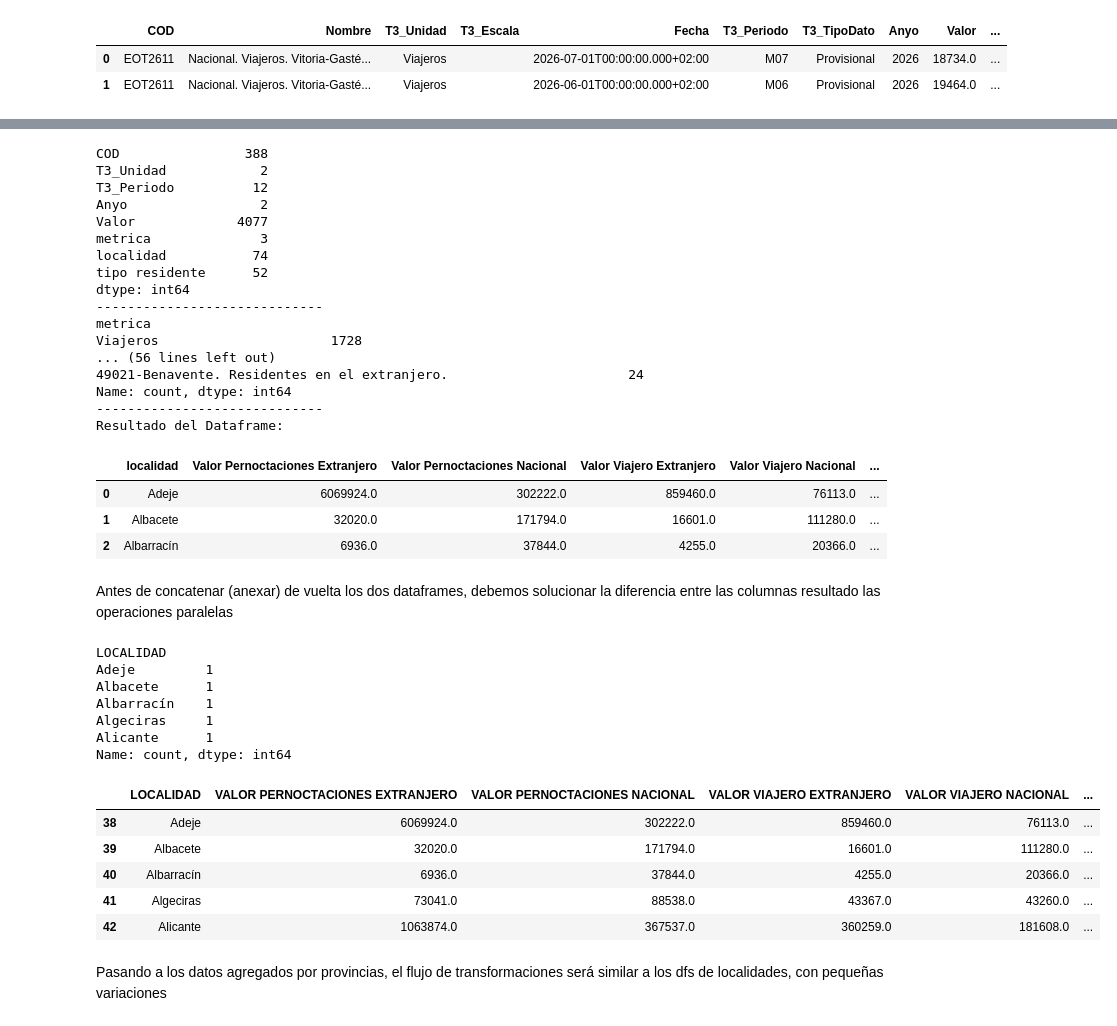
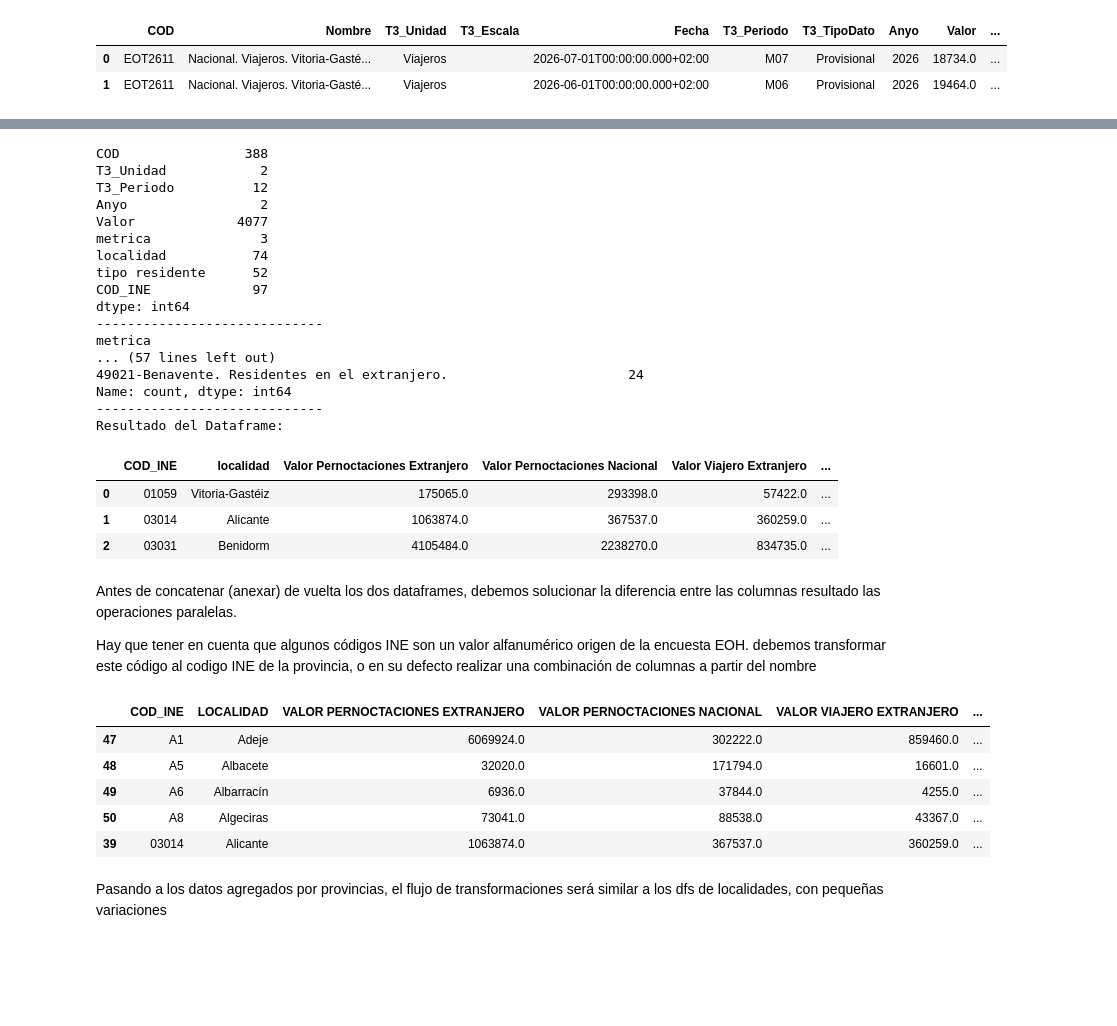
Before and after one commit to manuss05/TUI-AI-DASHBOARD-TFM, a Jupyter notebook: revision_datos.ipynb, the cells around one changed output, grey strips where cells are left out. Drawn from its saved outputs; the diff is of its cells as text; code cells hidden in the pictures; blank space fills up the shorter version.

```diff
--- a/revision_datos.ipynb
+++ b/revision_datos.ipynb
@@ -177,3 +190,30 @@ dtype: int64
+# %%
+def obtener_codigo_INE(df):
+    """Formula definida para extraer un valor específico de una columna específica de varios dfs
+    El valor extraido es el ultimo del primer diccionario que encontramos"""
+    try:
+        elementos = json.loads(df) if isinstance(df, str) else df
+        if isinstance(elementos, list):
+            for item in elementos:
+                variable = item.get('T3_Variable', '').lower()
+                # Sirve tanto para 'PUNTOS TURÍSTICOS' (flujo) como para 'Municipios' (padrón)
+                if 'punto' in variable or 'muni' in variable:
+                    return item.get('Codigo')
+    except (json.JSONDecodeError, TypeError, IndexError):
+        return None
+    return None
+
+def obtener_codigo_provincia_INE(df):
+    try:
+        elementos = json.loads(df) if isinstance(df, str) else df
+        if isinstance(elementos, list):
+            for item in elementos:
+                # Buscamos únicamente la dimensión de Provincias
+                if 'prov' in item.get('T3_Variable', '').lower():
+                    return item.get('Codigo')
+    except Exception:
+        return None
+    return None
 # %%
 # Primero, dividimos la columna de 'Nombre' usando el metodo .str.split()
 columnas = ['Localidad', 'Genero', 'Metrica', 'Unidad']
@@ -224,6 +280,10 @@ columnas = ['localidad', 'metrica', 'Campos', 'Origen', 'Tipo']
 # Split de las columnas iniciales
 INE_localidades2[columnas] = INE_localidades2['Nombre'].str.split('.', n=4, expand=True)
 
+# Extraemos COD_INE del json
+INE_localidades2['COD_INE'] = INE_localidades2['MetaData_json'].apply(obtener_codigo_INE)
+
+# Borramos columnas que no necesitamos (aunque despues pivotaremos, por lo que no es estrictamente necesario, mejora los siguientes pasos)
 INE_localidades2.drop(columns=['Nombre', 'Fecha', 'T3_Escala', 'T3_TipoDato', 'tabla_id', 'MetaData_json', '_meta.fecha_extraccion', 'Tipo'],
                      inplace=True
                      )
@@ -239,7 +299,6 @@ print('-----------------------------')
 print(INE_localidades2.Origen.value_counts())
 print('-----------------------------')
 # Conclusiones:
- # Decidimos quedarnos con el año 2026
  # Solo nos interesa mantener viajeros y pernoctaciones (Total categorias es el total)
  # Nos interesa diferenciar el origen en dos columnas, pero cambiando los nombres
 
@@ -255,7 +314,7 @@ INE_localidades2['Origen'] = (INE_localidades2['Origen']
 
 
 INE_localidades2 =(INE_localidades2.sort_values('Valor', ascending=False)
- .pivot_table(index= 'localidad',
+ .pivot_table(index= ['COD_INE', 'localidad'],
                              columns= ['metrica', 'Origen'],
                              values= ['Valor', 'periodo'],
                              aggfunc= {'Valor': 'sum', 'periodo': 'first'})
@@ -296,6 +355,9 @@ INE_localidades_nac = INE_localidades[INE_localidades['Nombre'].str.startswith('
 columnas= ['tipo', 'metrica', 'localidad', 'tipo residente']
 
 INE_localidades_nac[columnas] = INE_localidades_nac['Nombre'].str.split('.', n=3, expand=True)
+
+# Funcion de MetaData_json
+INE_localidades_nac['COD_INE'] = INE_localidades_nac['MetaData_json'].apply(obtener_codigo_INE)
 
 INE_localidades_nac.drop(columns=['Nombre', 'Fecha', 'T3_Escala', 'T3_TipoDato','tipo', 'tabla_id', 'MetaData_json', '_meta.fecha_extraccion'],
                      inplace=True
@@ -330,7 +392,7 @@ INE_localidades_nac.loc[INE_localidades_nac['metrica'].str.strip() == 'Viajeros'
 # Para lograr tener el mes de mayor valor en la pivotacion, primero ordenaremos para poder mantener el mes con mayor numero de viajeros
 INE_localidades_nac = (INE_localidades_nac
                        .sort_values('Valor', ascending=False) #Ordenamos
-                       .pivot_table(index=['localidad'],
+                       .pivot_table(index=['COD_INE','localidad'],
                                     columns= ['metrica', 'tipo turista'],
                                     values= ['Valor','periodo'],
                                     aggfunc= {'Valor':'sum', 'periodo':'first'}) #Pivotamos
@@ -352,56 +414,50 @@ Valor             4077
 metrica              3
 localidad           74
 tipo residente      52
+COD_INE             97
 dtype: int64
 -----------------------------
 metrica
-Viajeros                      1728
-... (56 lines left out)
+... (57 lines left out)
 49021-Benavente. Residentes en el extranjero.                       24
 Name: count, dtype: int64
 -----------------------------
 Resultado del Dataframe:
-|  | localidad | Valor Pernoctaciones Extranjero | Valor Pernoctaciones Nacional | Valor Viajero Extranjero | Valor Viajero Nacional | ... |
-| 0 | Adeje | 6069924.0 | 302222.0 | 859460.0 | 76113.0 | ... |
-| 1 | Albacete | 32020.0 | 171794.0 | 16601.0 | 111280.0 | ... |
-| 2 | Albarracín | 6936.0 | 37844.0 | 4255.0 | 20366.0 | ... |
+|  | COD_INE | localidad | Valor Pernoctaciones Extranjero | Valor Pernoctaciones Nacional | Valor Viajero Extranjero | ... |
+| 0 | 01059 | Vitoria-Gastéiz | 175065.0 | 293398.0 | 57422.0 | ... |
+| 1 | 03014 | Alicante | 1063874.0 | 367537.0 | 360259.0 | ... |
+| 2 | 03031 | Benidorm | 4105484.0 | 2238270.0 | 834735.0 | ... |
 # %% [markdown]
-Antes de concatenar (anexar) de vuelta los dos dataframes, debemos solucionar la diferencia entre las columnas resultado las operaciones paralelas
+Antes de concatenar (anexar) de vuelta los dos dataframes, debemos solucionar la diferencia entre las columnas resultado las operaciones paralelas.
+
+Hay que tener en cuenta que algunos códigos INE son un valor alfanumérico origen de la encuesta EOH. debemos transformar este código al codigo INE de la provincia, o en su defecto realizar una combinación de columnas a partir del nombre
 # %%
 #Unificados nombres de columnas
 columnas = (INE_localidades_nac.columns
             .str.strip() #Eliminamos espacios al inicio y final
             .str.replace('  ', ' ', regex= False) # suprimimos dobles espaciados
             .str.upper() #Normalizamos todas las columnas a mayusculas
             )
+
 # Aplicamos
 INE_localidades2.columns = columnas
 INE_localidades_nac.columns = columnas
 
 # Unimos los Dfs
 INE_localidades = pd.concat([INE_localidades2, INE_localidades_nac], ignore_index=True)
 
 # Filtramos para suprimir que no tienen valores
-INE_localidades = INE_localidades[INE_localidades[INE_localidades.columns[1]] > 0]
+INE_localidades = INE_localidades[INE_localidades[INE_localidades.columns[2]] > 0]
 
-# Comprobamos si hay algun duplicado
-print(INE_localidades.value_counts('LOCALIDAD').sort_values(ascending=False).head(5))
 
 # Revisamos
 INE_localidades.sort_values('LOCALIDAD').head()
 # %% [output]
-LOCALIDAD
-Adeje         1
-Albacete      1
-Albarracín    1
-Algeciras     1
-Alicante      1
-Name: count, dtype: int64
-|  | LOCALIDAD | VALOR PERNOCTACIONES EXTRANJERO | VALOR PERNOCTACIONES NACIONAL | VALOR VIAJERO EXTRANJERO | VALOR VIAJERO NACIONAL | ... |
-| 38 | Adeje | 6069924.0 | 302222.0 | 859460.0 | 76113.0 | ... |
-| 39 | Albacete | 32020.0 | 171794.0 | 16601.0 | 111280.0 | ... |
-| 40 | Albarracín | 6936.0 | 37844.0 | 4255.0 | 20366.0 | ... |
-| 41 | Algeciras | 73041.0 | 88538.0 | 43367.0 | 43260.0 | ... |
-| 42 | Alicante | 1063874.0 | 367537.0 | 360259.0 | 181608.0 | ... |
+|  | COD_INE | LOCALIDAD | VALOR PERNOCTACIONES EXTRANJERO | VALOR PERNOCTACIONES NACIONAL | VALOR VIAJERO EXTRANJERO | ... |
+| 47 | A1 | Adeje | 6069924.0 | 302222.0 | 859460.0 | ... |
+| 48 | A5 | Albacete | 32020.0 | 171794.0 | 16601.0 | ... |
+| 49 | A6 | Albarracín | 6936.0 | 37844.0 | 4255.0 | ... |
+| 50 | A8 | Algeciras | 73041.0 | 88538.0 | 43367.0 | ... |
+| 39 | 03014 | Alicante | 1063874.0 | 367537.0 | 360259.0 | ... |
 # %% [markdown]
 Pasando a los datos agregados por provincias, el flujo de transformaciones será similar a los dfs de localidades, con pequeñas variaciones
```
Also changed, not shown: parts of 16 cells of this notebook, 7 other files.
